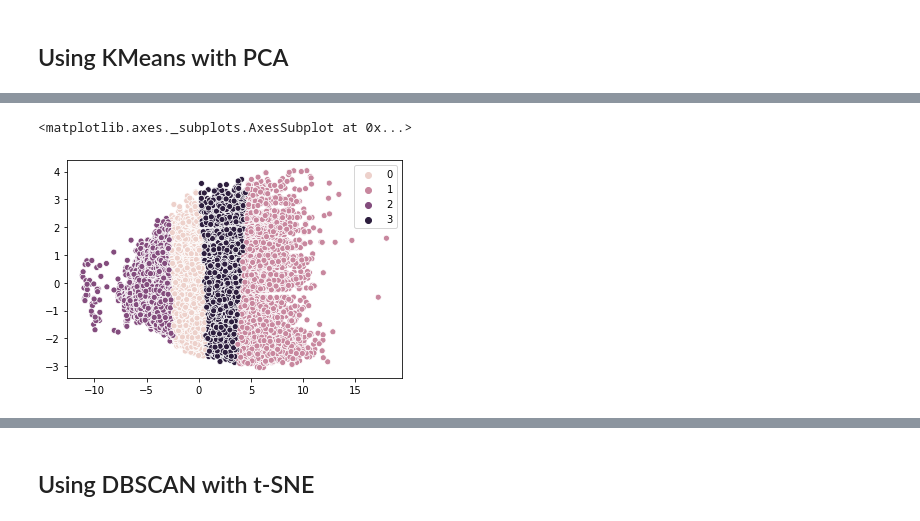
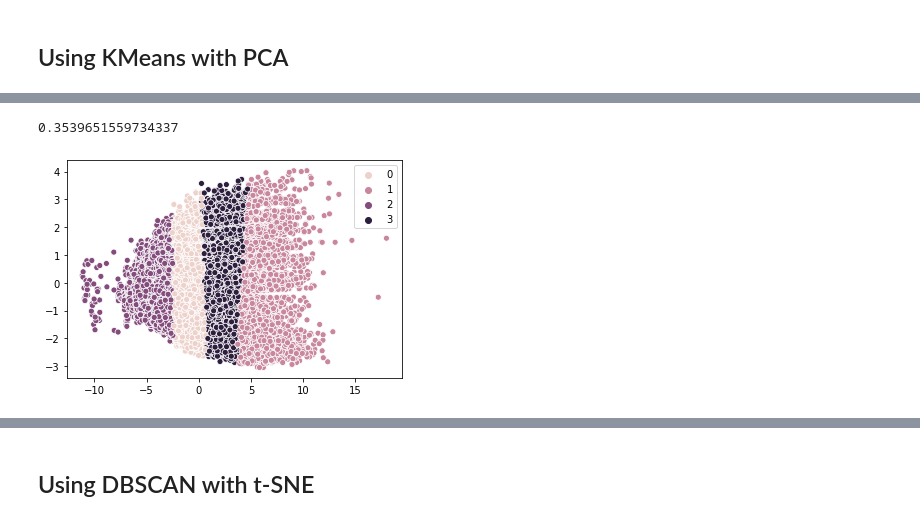
Before and after one commit to jhl126/bostonmarathon, a Jupyter notebook: results/Boston Marathon Clustering.ipynb, the cells around one changed output, grey strips where cells are left out. Cells and saved outputs as stored; diff of their text form; code cells hidden in the pictures.

```diff
--- a/results/Boston Marathon Clustering.ipynb
+++ b/results/Boston Marathon Clustering.ipynb
@@ -140,6 +140,3 @@ yr_2014.head()
 | 3 | 32.57 | 3 | 82.43 | 24 | 140.58 | 3 | 116.37 | 27 | 5.37 | 99.33 | 16.20 | ... |
 | 4 | 17.12 | 2 | 46.37 | 40 | 81.23 | 2 | 67.83 | 2 | 3.10 | 57.03 | 8.02 | ... |
 [interactive output not drawn]
-# %%
-yr_2014.drop(yr_2014.tail(1).index, inplace=True)  # drop last row to make data even
-yr_2014.shape
@@ -166,8 +160,11 @@ sns.scatterplot(X_pca[:, 0], X_pca[:, 1], hue=yr_2014["overall"])
 # %%
 km = KMeans(n_clusters=4)
 km.fit(X_pca)
 sns.scatterplot(X_pca[:, 0], X_pca[:, 1], hue=km.labels_)
+
+labels = KMeans(n_clusters=4).fit_predict(X_pca)
+print(metrics.silhouette_score(X_pca, labels, metric="euclidean"))
 # %% [output]
-<matplotlib.axes._subplots.AxesSubplot at 0x...>
+0.3539651559734337
-[figure, old version]
+[figure, new version]
 [interactive output not drawn]
```
Also changed, not shown: parts of 32 cells of this notebook.
